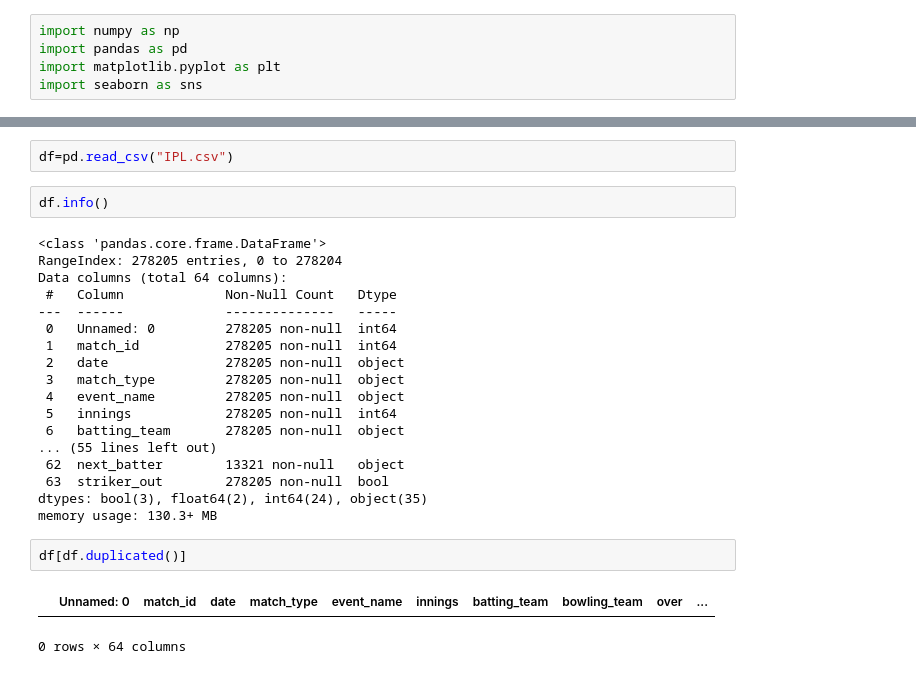
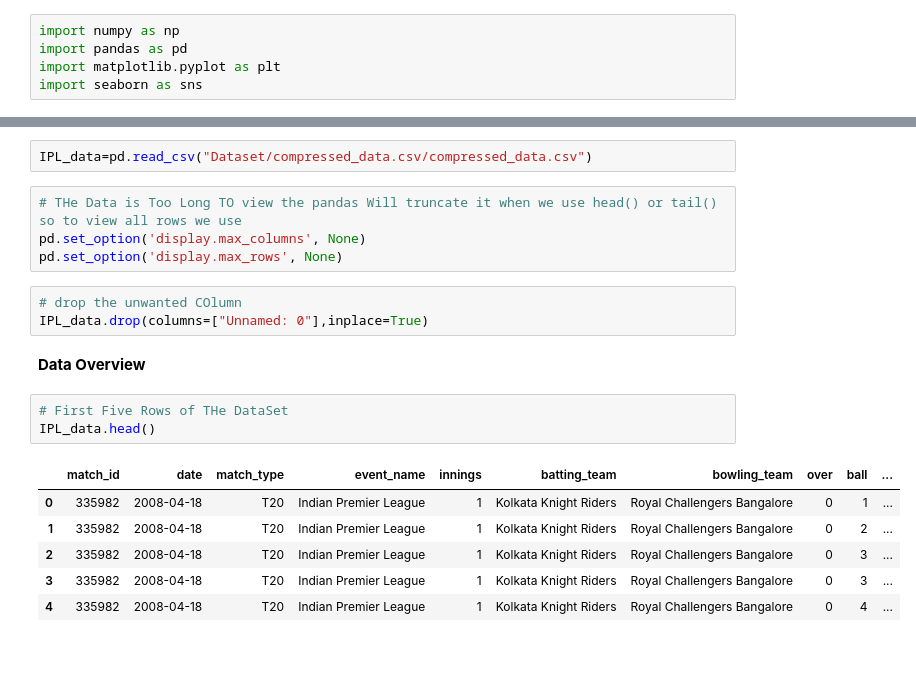
Before and after one commit to Varunkumar2516/Data_Analysis_Projects, a Jupyter notebook: 4. IPL DATA (2008-2025)/ipl.ipynb, the cells around one changed output, grey strips where cells are left out. Cells and saved outputs as stored; diff of their text form.

```diff
--- a/4. IPL DATA (2008-2025)/ipl.ipynb
+++ b/4. IPL DATA (2008-2025)/ipl.ipynb
@@ -6,27 +11,21 @@ import seaborn as sns
 # %%
-df=pd.read_csv("IPL.csv")
+IPL_data=pd.read_csv("Dataset/compressed_data.csv/compressed_data.csv")
-# %%
-df.info()
-# %% [output]
-<class 'pandas.core.frame.DataFrame'>
-RangeIndex: 278205 entries, 0 to 278204
-Data columns (total 64 columns):
- #   Column             Non-Null Count   Dtype
----  ------             --------------   -----
- 0   Unnamed: 0         278205 non-null  int64
- 1   match_id           278205 non-null  int64
- 2   date               278205 non-null  object
- 3   match_type         278205 non-null  object
- 4   event_name         278205 non-null  object
- 5   innings            278205 non-null  int64
- 6   batting_team       278205 non-null  object
-... (55 lines left out)
- 62  next_batter        13321 non-null   object
- 63  striker_out        278205 non-null  bool
-dtypes: bool(3), float64(2), int64(24), object(35)
-memory usage: 130.3+ MB
-# %%
-df[df.duplicated()]
-# %% [output]
-|  | Unnamed: 0 | match_id | date | match_type | event_name | innings | batting_team | bowling_team | over | ... |
-0 rows × 64 columns
+# %%
+# THe Data is Too Long TO view the pandas Will truncate it when we use head() or tail() so to view all rows we use
+pd.set_option('display.max_columns', None)
+pd.set_option('display.max_rows', None)
+# %%
+# drop the unwanted COlumn
+IPL_data.drop(columns=["Unnamed: 0"],inplace=True)
+# %% [markdown]
+__Data Overview__
+# %%
+# First Five Rows of THe DataSet
+IPL_data.head()
+# %% [output]
+|  | match_id | date | match_type | event_name | innings | batting_team | bowling_team | over | ball | ... |
+| 0 | 335982 | 2008-04-18 | T20 | Indian Premier League | 1 | Kolkata Knight Riders | Royal Challengers Bangalore | 0 | 1 | ... |
+| 1 | 335982 | 2008-04-18 | T20 | Indian Premier League | 1 | Kolkata Knight Riders | Royal Challengers Bangalore | 0 | 2 | ... |
+| 2 | 335982 | 2008-04-18 | T20 | Indian Premier League | 1 | Kolkata Knight Riders | Royal Challengers Bangalore | 0 | 3 | ... |
+| 3 | 335982 | 2008-04-18 | T20 | Indian Premier League | 1 | Kolkata Knight Riders | Royal Challengers Bangalore | 0 | 3 | ... |
+| 4 | 335982 | 2008-04-18 | T20 | Indian Premier League | 1 | Kolkata Knight Riders | Royal Challengers Bangalore | 0 | 4 | ... |
```
Also changed, not shown: parts of 23 cells of this notebook, 5 other files.
